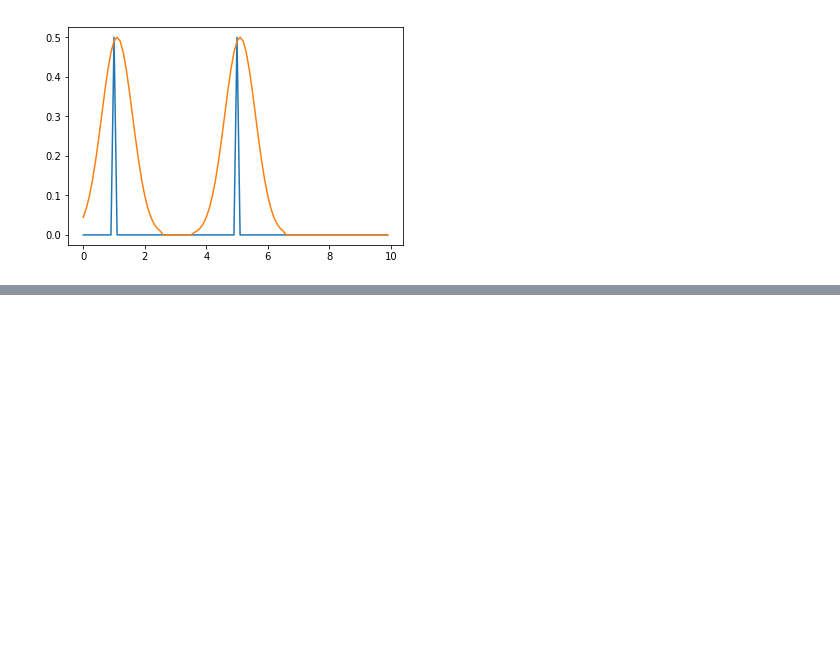
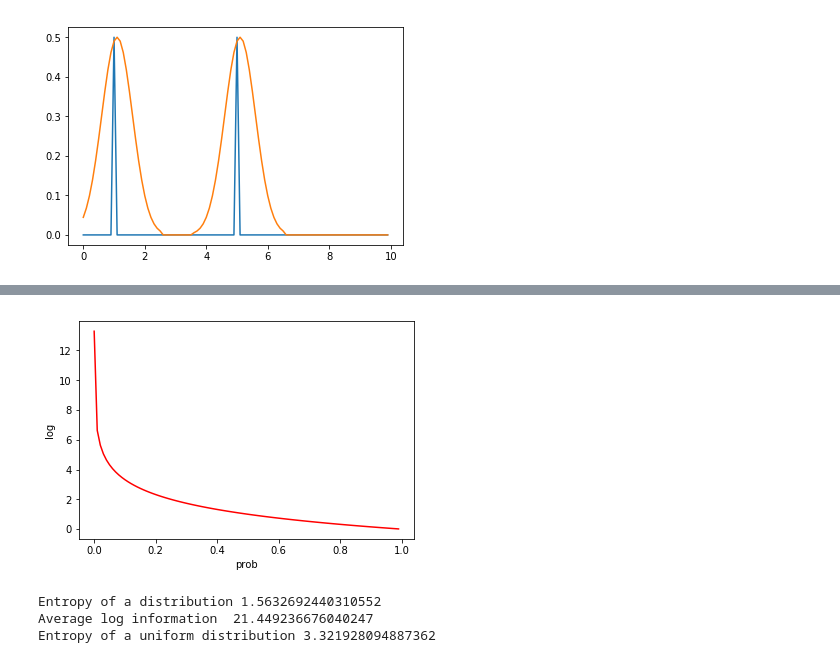
Before and after one commit to ovysotska/in_simple_english, a Jupyter notebook: Kullback_Leibler.ipynb, the cells around one changed output, grey strips where cells are left out. Drawn from its saved outputs; the diff is of its cells as text; code cells hidden in the pictures; blank space fills up the shorter version.

```diff
--- a/Kullback_Leibler.ipynb
+++ b/Kullback_Leibler.ipynb
@@ -82,0 +108,28 @@ print KLDivergence(d2_blurred,u)
+# %%
+## visualization of log just to remind how the log looks like :)
+prob = np.arange(0.0001, 1.0, 0.01)
+f = -np.log2(prob)
+plt.subplot(121)
+plt.plot(prob, f, 'r-');
+plt.xlabel('prob');
+plt.ylabel('log');
+# %% [output]
+[figure, added]
+# %%
+def computeEntropy(dist):
+    ent = 0
+    for el in dist:
+        ent += -el * np.log2(el)
+    return ent
+
+
+print "Entropy of a distribution", computeEntropy(d1)
+le = 0
+for el in d1:
+    le += -np.log2(el)
+print "Average log information ", le/d1.shape[0]
+print "Entropy of a uniform distribution", computeEntropy(u)
+# %% [output]
+Entropy of a distribution 1.5632692440310552
+Average log information  21.449236676040247
+Entropy of a uniform distribution 3.321928094887362
```
Also changed, not shown: parts of 4 cells of this notebook, 1 other file.
